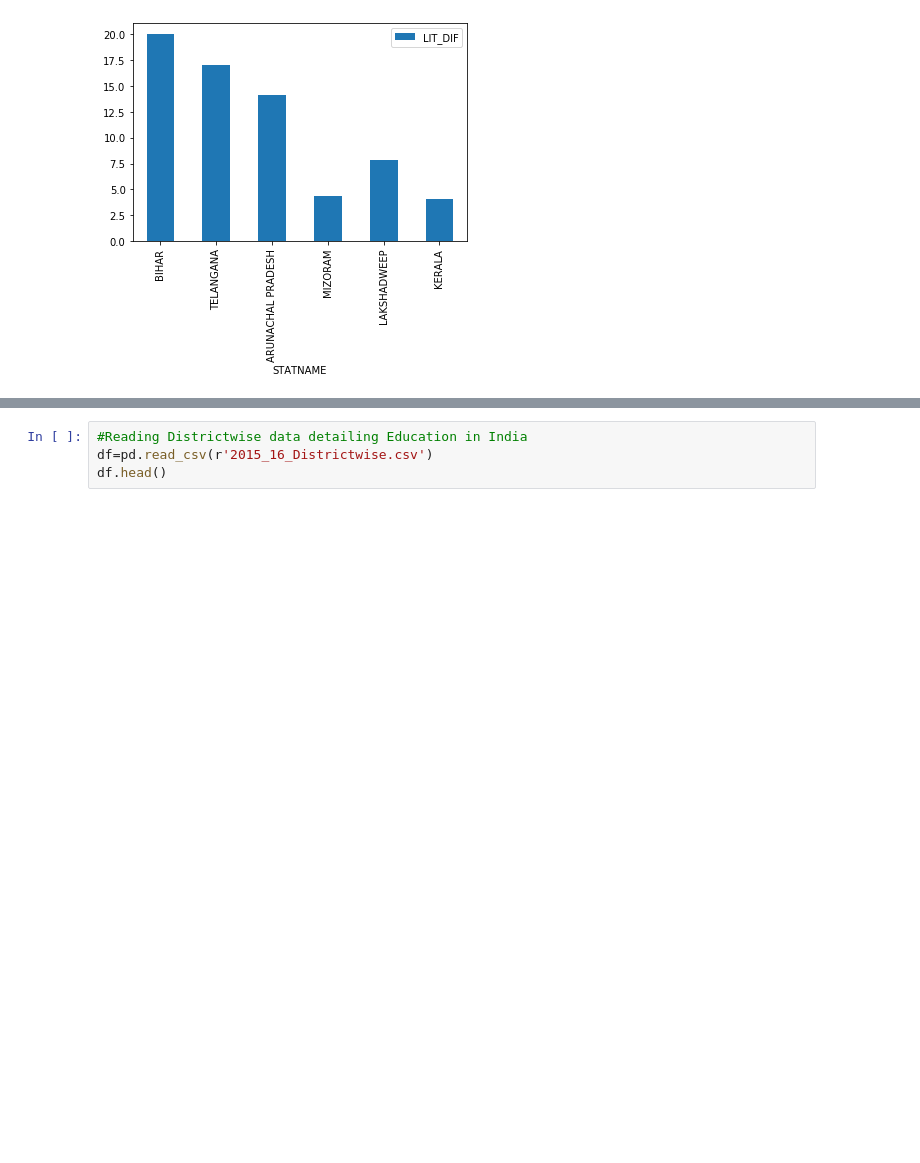
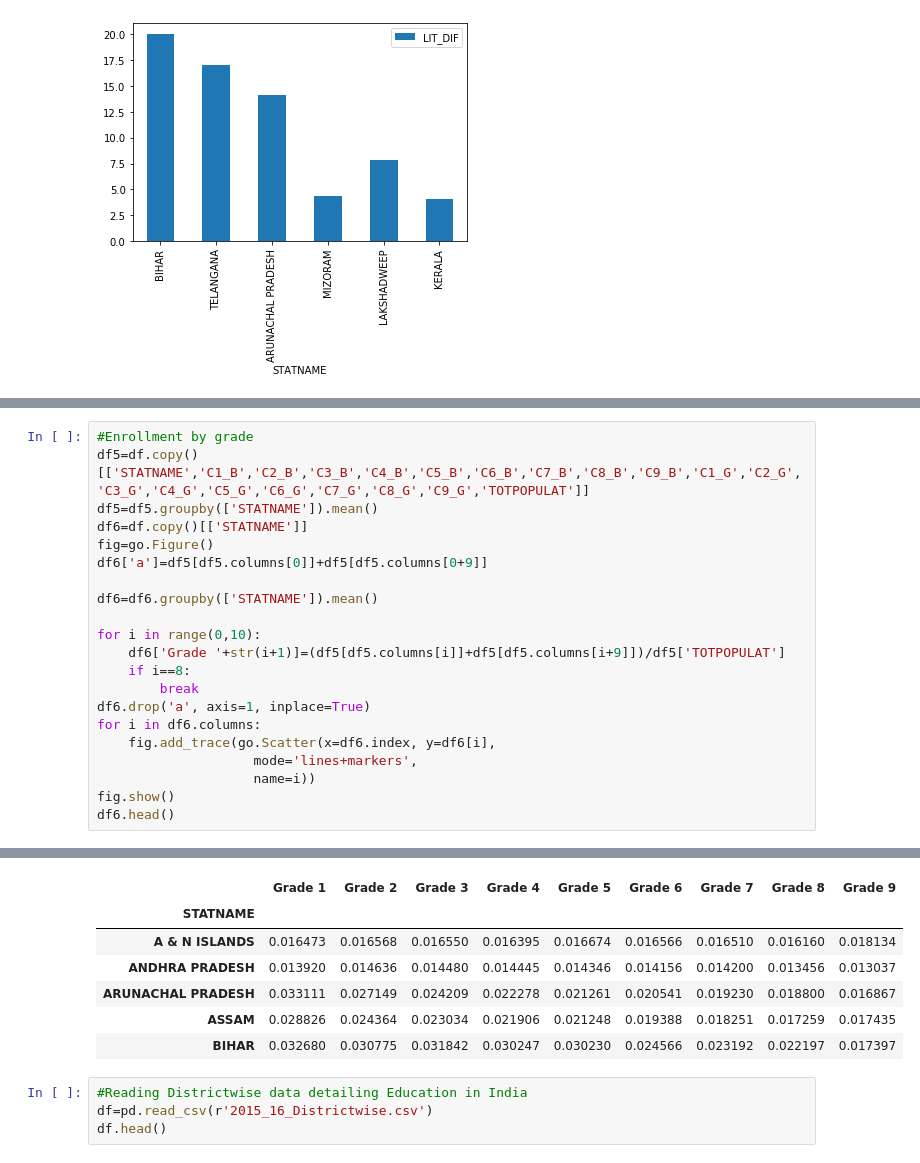
Before and after one commit to rishabh-runwal/education-india, a Jupyter notebook: Education-India.ipynb, the cells around one changed output, grey strips where cells are left out. Drawn from its saved outputs; the diff is of its cells as text; blank space fills up the shorter version.

```diff
--- a/Education-India.ipynb
+++ b/Education-India.ipynb
@@ -170,0 +287,22 @@ li.iloc[[0,1,2,33,34,35]].plot.bar()
+# %%
+#Enrollment by grade
+df5=df.copy()[['STATNAME','C1_B','C2_B','C3_B','C4_B','C5_B','C6_B','C7_B','C8_B','C9_B','C1_G','C2_G','C3_G','C4_G','C5_G','C6_G','C7_G','C8_G','C9_G','TOTPOPULAT']]
+df5=df5.groupby(['STATNAME']).mean()
+df6=df.copy()[['STATNAME']]
+fig=go.Figure()
+df6['a']=df5[df5.columns[0]]+df5[df5.columns[0+9]]
+
+df6=df6.groupby(['STATNAME']).mean()
+
+for i in range(0,10):
+    df6['Grade '+str(i+1)]=(df5[df5.columns[i]]+df5[df5.columns[i+9]])/df5['TOTPOPULAT']
+    if i==8:
+        break
+df6.drop('a', axis=1, inplace=True)
+for i in df6.columns:
+    fig.add_trace(go.Scatter(x=df6.index, y=df6[i],
+                    mode='lines+markers',
+                    name=i))
+fig.show()
+df6.head()
+# %% [output]
@@ -171,3 +310,10 @@ li.iloc[[0,1,2,33,34,35]].plot.bar()
+|  | Grade 1 | Grade 2 | Grade 3 | Grade 4 | Grade 5 | Grade 6 | Grade 7 | Grade 8 | Grade 9 |
+| STATNAME |  |  |  |  |  |  |  |  |  |
+| A & N ISLANDS | 0.016473 | 0.016568 | 0.016550 | 0.016395 | 0.016674 | 0.016566 | 0.016510 | 0.016160 | 0.018134 |
+| ANDHRA PRADESH | 0.013920 | 0.014636 | 0.014480 | 0.014445 | 0.014346 | 0.014156 | 0.014200 | 0.013456 | 0.013037 |
+| ARUNACHAL PRADESH | 0.033111 | 0.027149 | 0.024209 | 0.022278 | 0.021261 | 0.020541 | 0.019230 | 0.018800 | 0.016867 |
+| ASSAM | 0.028826 | 0.024364 | 0.023034 | 0.021906 | 0.021248 | 0.019388 | 0.018251 | 0.017259 | 0.017435 |
+| BIHAR | 0.032680 | 0.030775 | 0.031842 | 0.030247 | 0.030230 | 0.024566 | 0.023192 | 0.022197 | 0.017397 |
 # %%
 #Reading Districtwise data detailing Education in India
 df=pd.read_csv(r'2015_16_Districtwise.csv')
```
Also changed, not shown: parts of 23 cells of this notebook.
